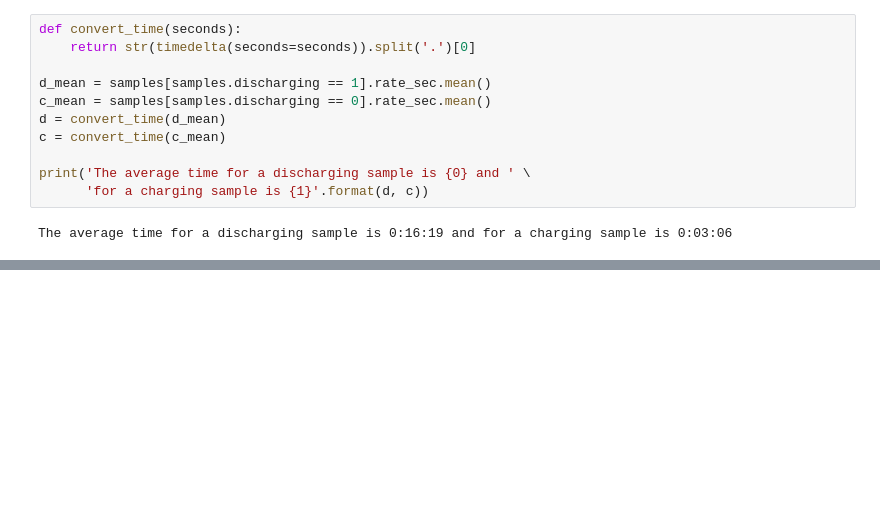
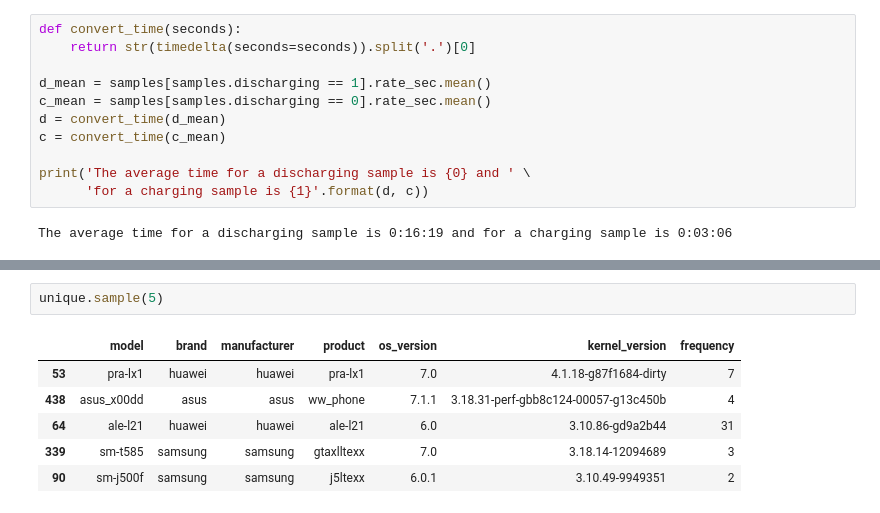
Before and after one commit to greenhub-project/notebooks, a Jupyter notebook: jupyter/StudyA.ipynb, the cells around one changed output, grey strips where cells are left out. Cells and saved outputs as stored; diff of their text form; blank space fills up the shorter version.

```diff
--- a/jupyter/StudyA.ipynb
+++ b/jupyter/StudyA.ipynb
@@ -555,0 +570,9 @@ The average time for a discharging sample is 0:16:19 and for a charging sample i
+# %%
+unique.sample(5)
+# %% [output]
+|  | model | brand | manufacturer | product | os_version | kernel_version | frequency |
+| 53 | pra-lx1 | huawei | huawei | pra-lx1 | 7.0 | 4.1.18-g87f1684-dirty | 7 |
+| 438 | asus_x00dd | asus | asus | ww_phone | 7.1.1 | 3.18.31-perf-gbb8c124-00057-g13c450b | 4 |
+| 64 | ale-l21 | huawei | huawei | ale-l21 | 6.0 | 3.10.86-gd9a2b44 | 31 |
+| 339 | sm-t585 | samsung | samsung | gtaxlltexx | 7.0 | 3.18.14-12094689 | 3 |
+| 90 | sm-j500f | samsung | samsung | j5ltexx | 6.0.1 | 3.10.49-9949351 | 2 |
```
Also changed, not shown: parts of 9 cells of this notebook.
